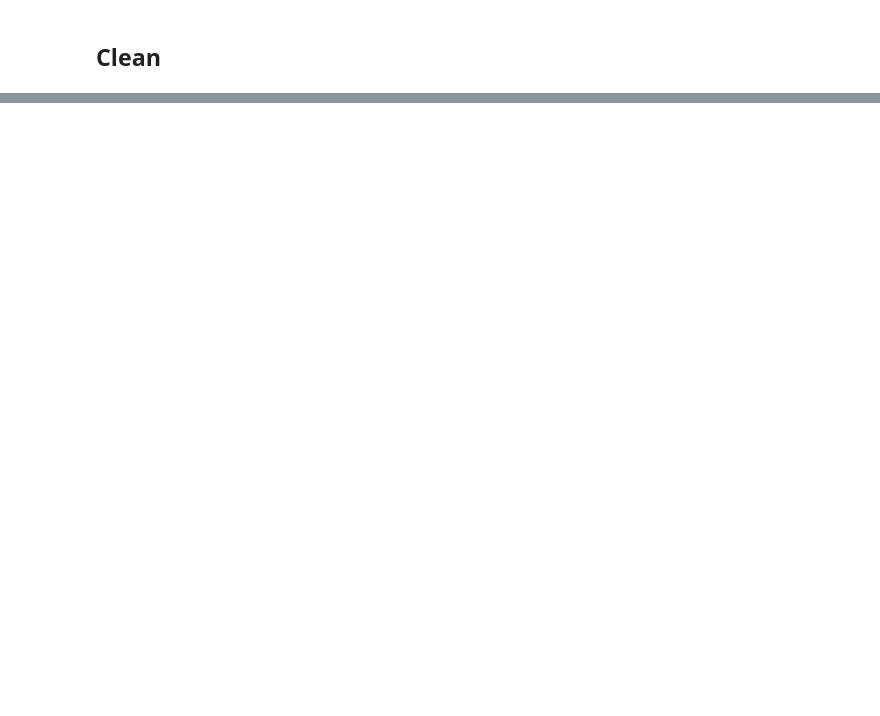
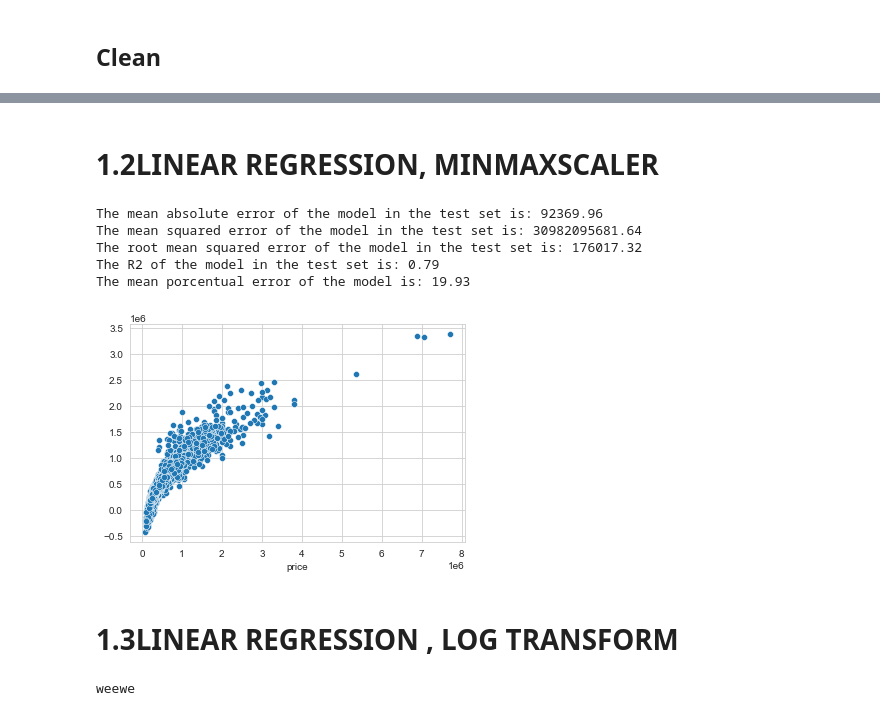
Before and after one commit to urgpan/quijoman, a Jupyter notebook: python/Juan_regression_data.ipynb, the cells around one changed output, grey strips where cells are left out. Saved outputs shown, nothing was run; the diff lists cells and outputs as text; code cells hidden in the pictures; blank space fills up the shorter version.

```diff
--- a/python/Juan_regression_data.ipynb
+++ b/python/Juan_regression_data.ipynb
@@ -479,0 +365,13 @@ reg.score(x_test, y_test)
+# %% [markdown]
+# 1.2LINEAR REGRESSION, MINMAXSCALER
+# %%
+model1, predictions1 = train_test_model(LinearRegression(),data_train_sc1, data_test_sc1, y_train1, y_test1)
+# %% [output]
+The mean absolute error of the model in the test set is: 92369.96
+The mean squared error of the model in the test set is: 30982095681.64
+The root mean squared error of the model in the test set is: 176017.32
+The R2 of the model in the test set is: 0.79
+The mean porcentual error of the model is: 19.93
+[figure, added]
+# %% [markdown]
+# 1.3LINEAR REGRESSION , LOG TRANSFORM
@@ -479,0 +386,4 @@ reg.score(x_test, y_test)
+# %%
+data_train_sc2, data_test_sc2, X_train2, X_test2, y_train2, y_test2 = train_test_scale(X2, y2, 'None', 100)
+# %% [output]
+weewe
```
Also changed, not shown: parts of 193 cells of this notebook.
